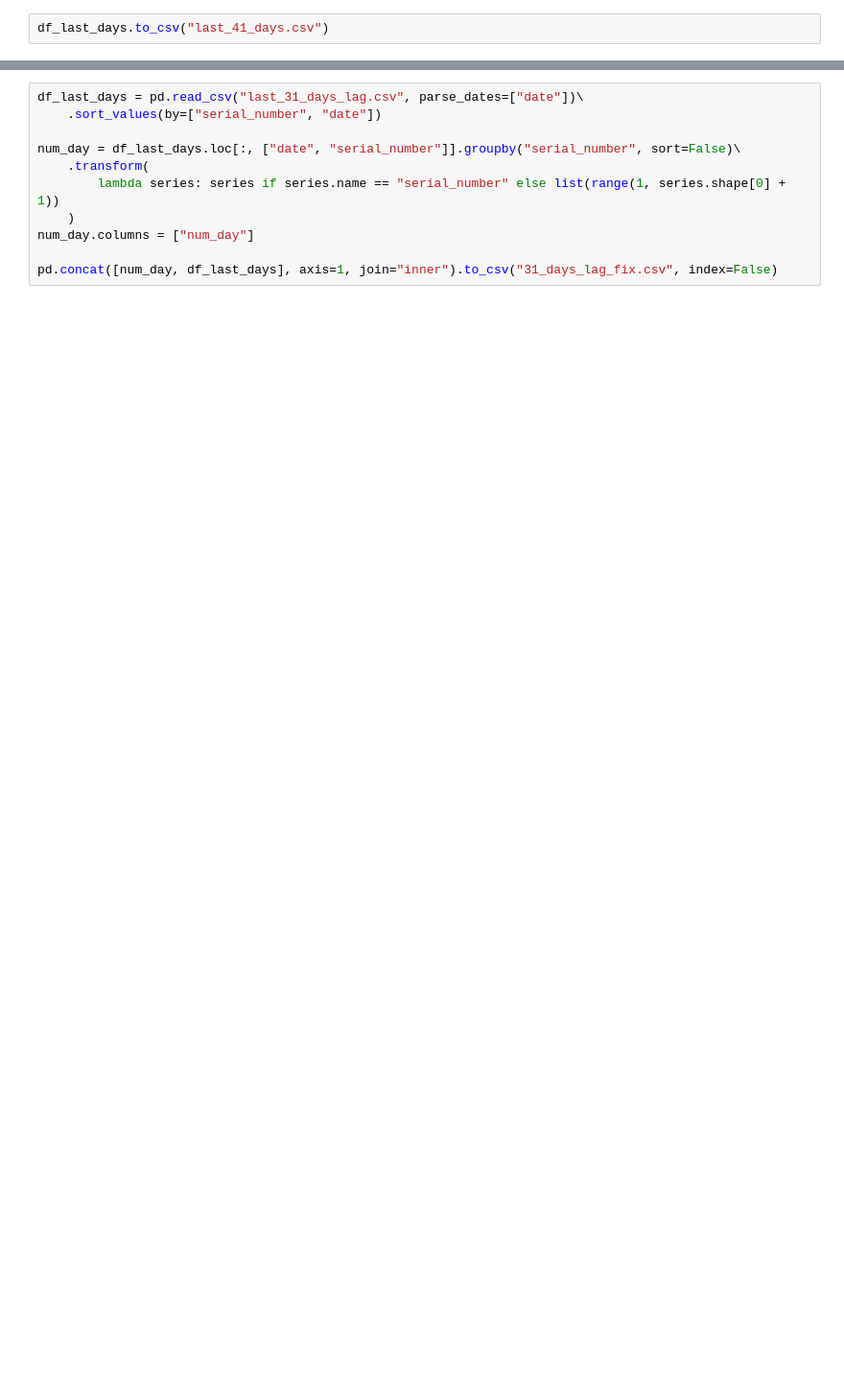
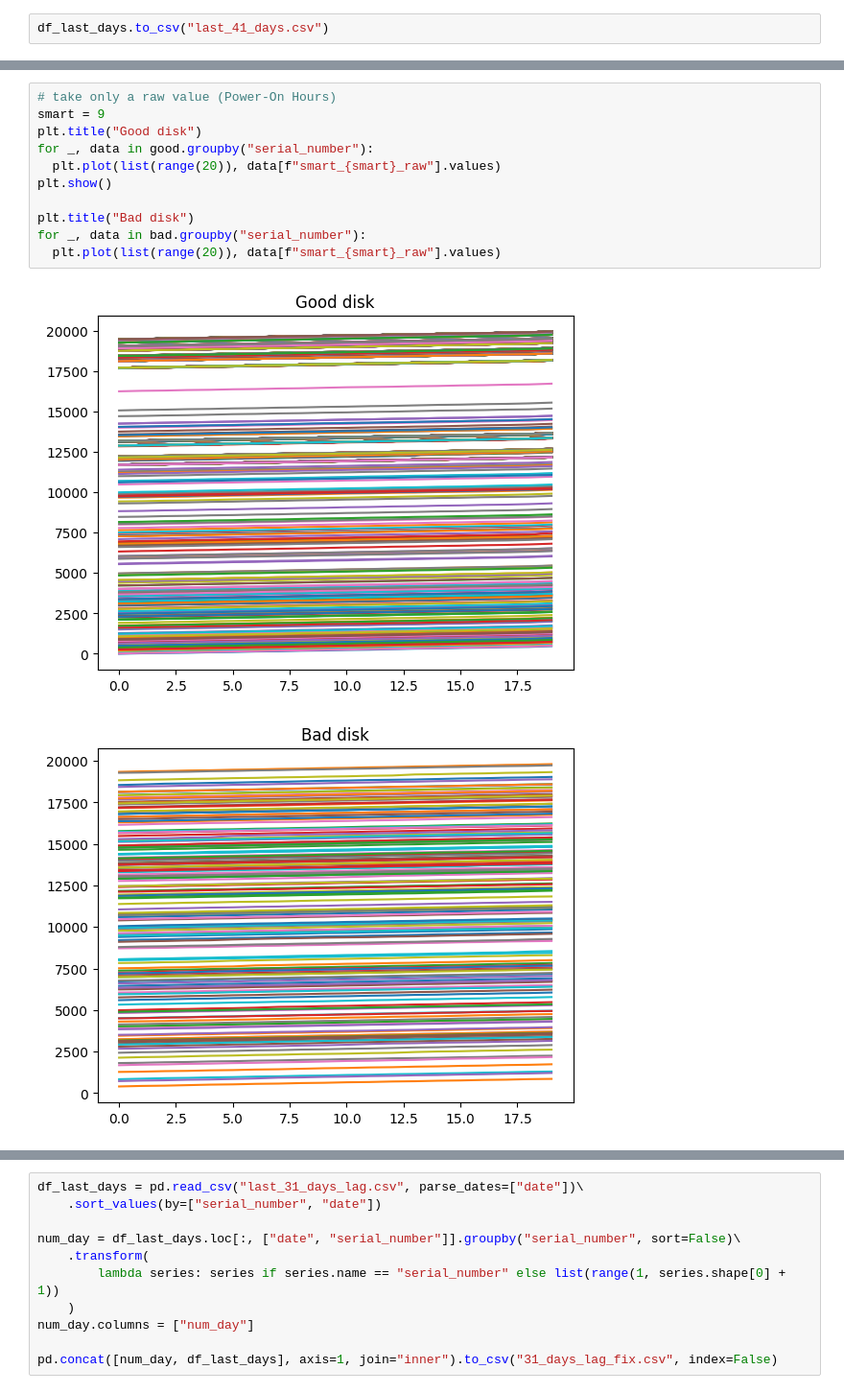
Before and after one commit to ExtremCode/hhd_failure_prediction, a Jupyter notebook: eda.ipynb, the cells around one changed output, grey strips where cells are left out. Shown at 96% size. Saved outputs shown, nothing was run; the diff lists cells and outputs as text; blank space fills up the shorter version.

```diff
--- a/eda.ipynb
+++ b/eda.ipynb
@@ -342,0 +307,14 @@ df_last_days.to_csv("last_41_days.csv")
+# %%
+# take only a raw value (Power-On Hours)
+smart = 9
+plt.title("Good disk")
+for _, data in good.groupby("serial_number"):
+  plt.plot(list(range(20)), data[f"smart_{smart}_raw"].values)
+plt.show()
+
+plt.title("Bad disk")
+for _, data in bad.groupby("serial_number"):
+  plt.plot(list(range(20)), data[f"smart_{smart}_raw"].values)
+# %% [output]
+[figure, added]
+[figure, added]
```
Also changed, not shown: parts of 98 cells of this notebook, 7 other files.
